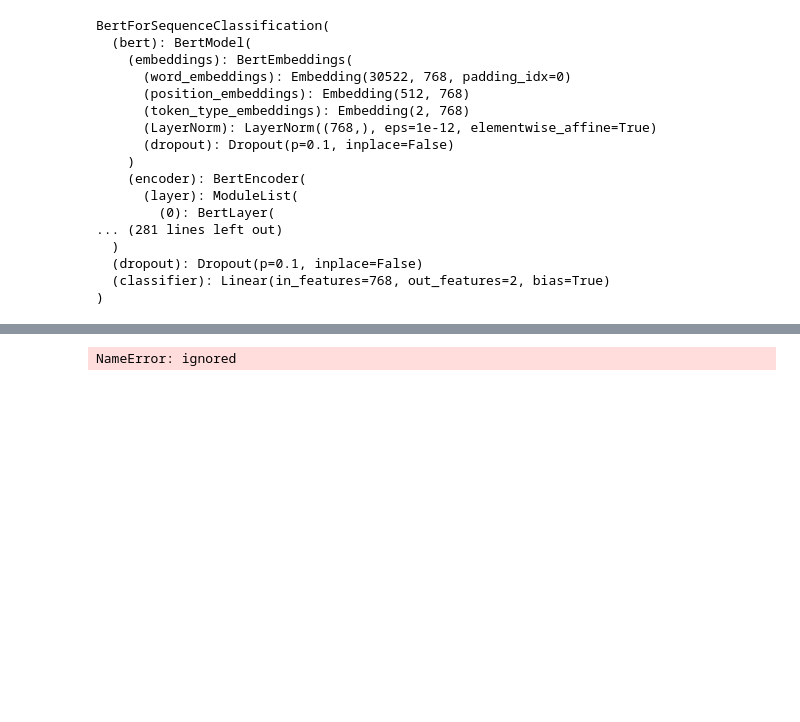
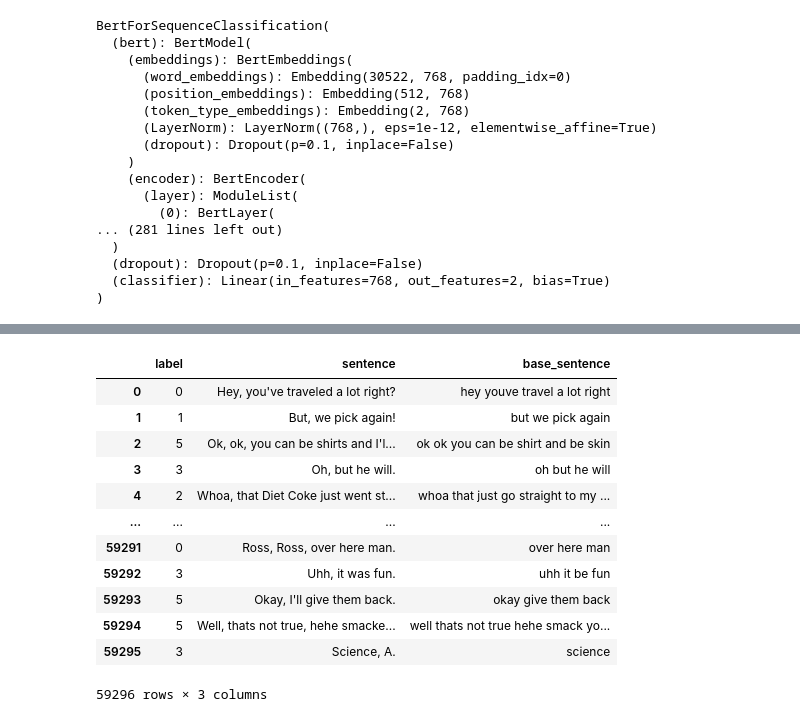
Before and after one commit to Alenush/style_transfer_sirius2021summer, a Jupyter notebook: utils/[Sergey]_Binary_Classifier_Evaluation.ipynb, the cells around one changed output, grey strips where cells are left out. Saved outputs shown, nothing was run; the diff lists cells and outputs as text; code cells hidden in the pictures; blank space fills up the shorter version.

Commit message:
Add evaluation

```diff
--- a/utils/[Sergey]_Binary_Classifier_Evaluation.ipynb
+++ b/utils/[Sergey]_Binary_Classifier_Evaluation.ipynb
@@ -147,17 +151,19 @@ for replic in phoebe_replics:
 # %%
 import pandas as pd
 
-df = pd.read_csv("unique_phrases_by_character.csv").iloc[:, 1:]
+df = pd.read_csv("/content/style_transfer_sirius2021summer/data/train_data/en/only_unique_phrases_eng.csv")
 df
+# %% [output]
+|  | label | sentence | base_sentence |
+| 0 | 0 | Hey, you've traveled a lot right? | hey youve travel a lot right |
+| 1 | 1 | But, we pick again! | but we pick again |
+| 2 | 5 | Ok, ok, you can be shirts and I'l... | ok ok you can be shirt and be skin |
+| 3 | 3 | Oh, but he will. | oh but he will |
+| 4 | 2 | Whoa, that Diet Coke just went st... | whoa that just go straight to my ... |
+| ... | ... | ... | ... |
+| 59291 | 0 | Ross, Ross, over here man. | over here man |
+| 59292 | 3 | Uhh, it was fun. | uhh it be fun |
+| 59293 | 5 | Okay, I'll give them back. | okay give them back |
+| 59294 | 5 | Well, thats not true, hehe smacke... | well thats not true hehe smack yo... |
+| 59295 | 3 | Science, A. | science |
+59296 rows × 3 columns
-# %%
-import pandas as pd
-
-df_eval = pd.DataFrame(columns=["sentence", 'label'])
-df_eval['sentence'] = phoebe_evaluation_dict.keys()
-df_eval["sentence"] = df_eval["sentence"].apply(lambda x: x.strip())
-df_eval["label"] = 1
-df_eval = pd.concat([df_eval, df_phoebe[['label','sentence']].sample(n=200, random_state=1)]).reset_index(drop=True)
-df_eval = df_eval.sample(frac=1)
-df_eval.shape
-# %% [output]
-NameError: ignored
```
Also changed, not shown: parts of 20 cells of this notebook.
